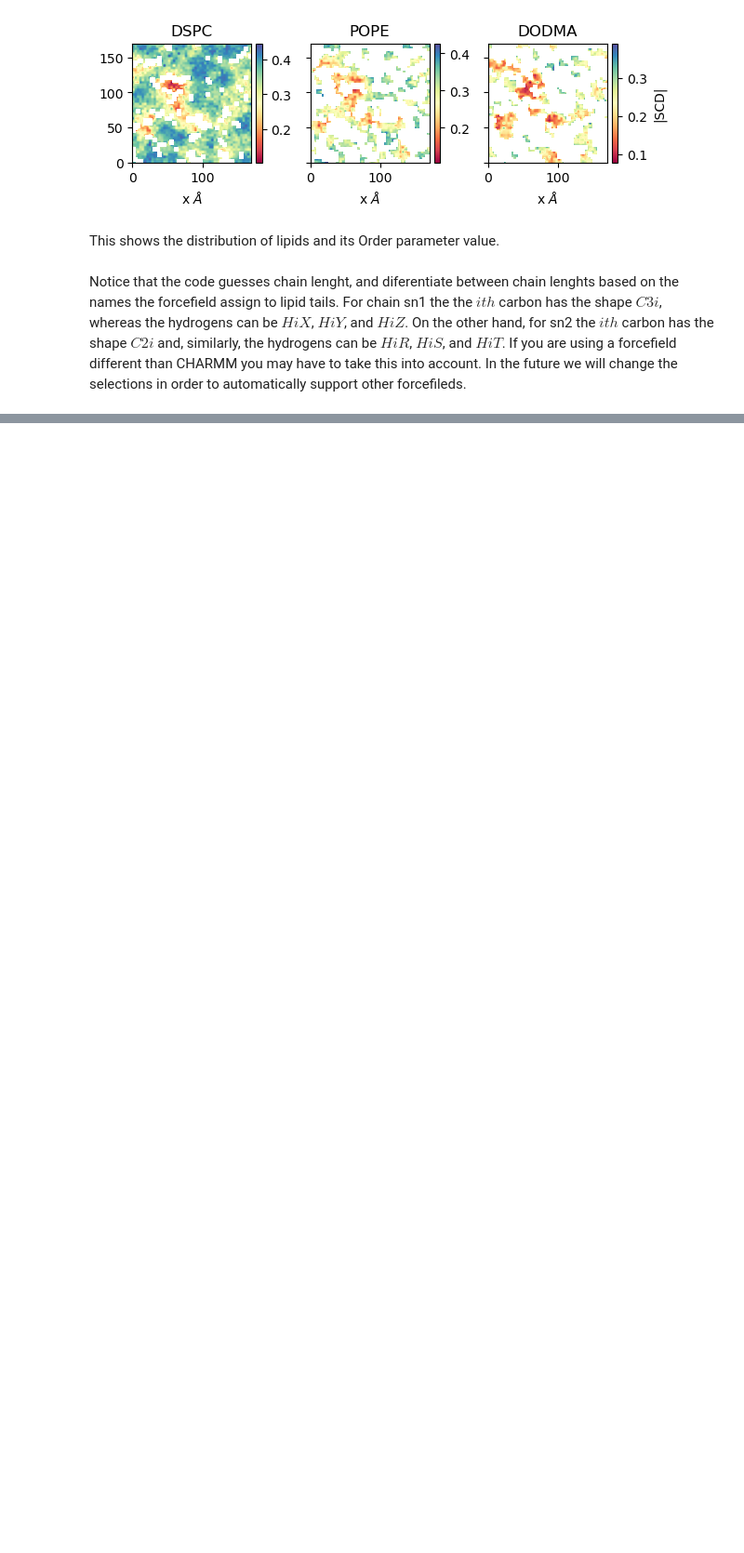
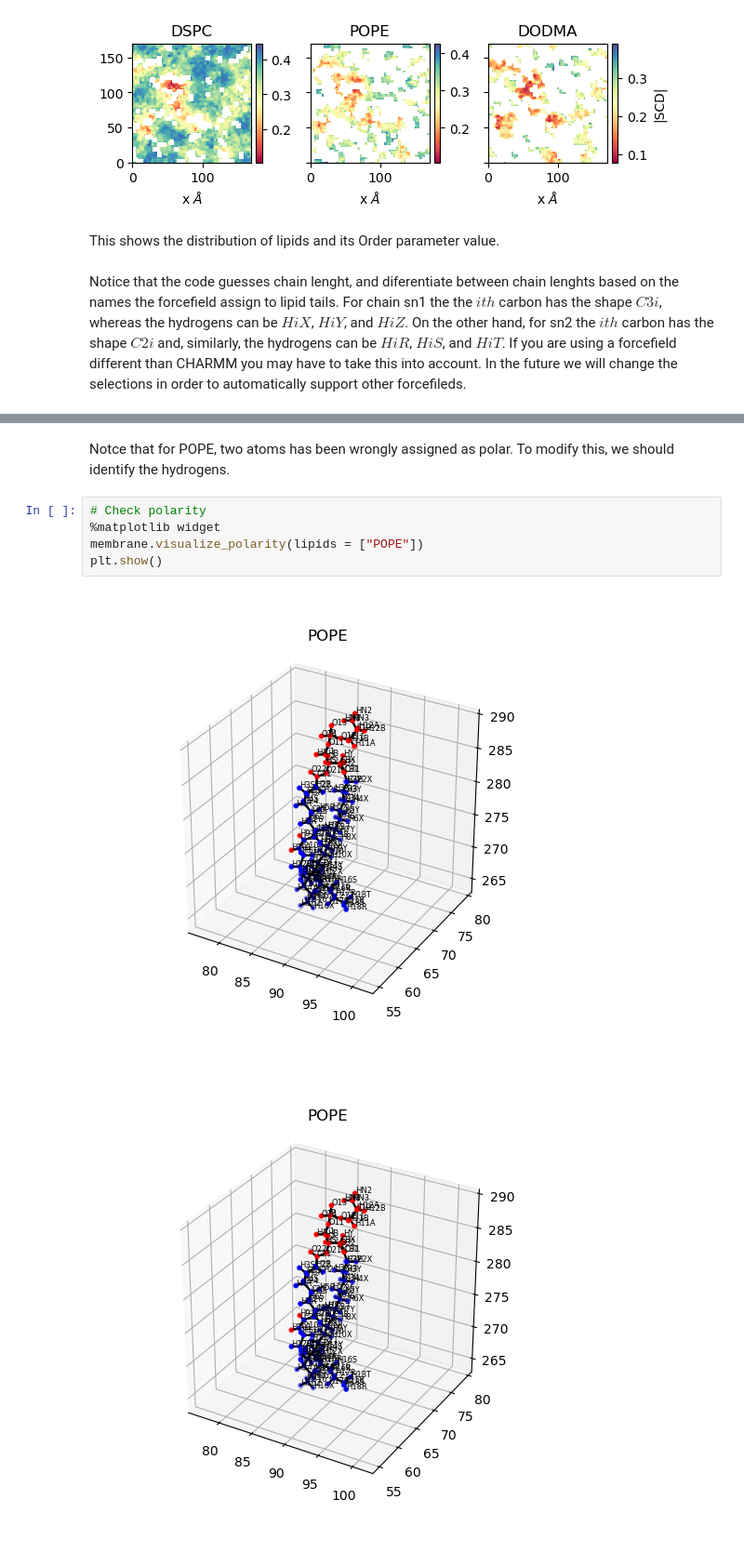
Before and after one commit to pyF4all/2DanalysisTutorials, a Jupyter notebook: Memb2D/User_guide.ipynb, the cells around one changed output, grey strips where cells are left out. Shown at 93% size. Saved outputs shown, nothing was run; the diff lists cells and outputs as text; blank space fills up the shorter version.

```diff
--- a/Memb2D/User_guide.ipynb
+++ b/Memb2D/User_guide.ipynb
@@ -464,0 +480,10 @@ Notice that the code guesses chain lenght, and diferentiate between chain lenght
+# %% [markdown]
+Notce that for POPE, two atoms has been wrongly assigned as polar. To modify this, we should identify the hydrogens.
+# %%
+# Check polarity
+%matplotlib widget
+membrane.visualize_polarity(lipids = ["POPE"])
+plt.show()
+# %% [output]
+[figure, added]
+[figure, added]
```
Also changed, not shown: parts of 18 cells of this notebook.
